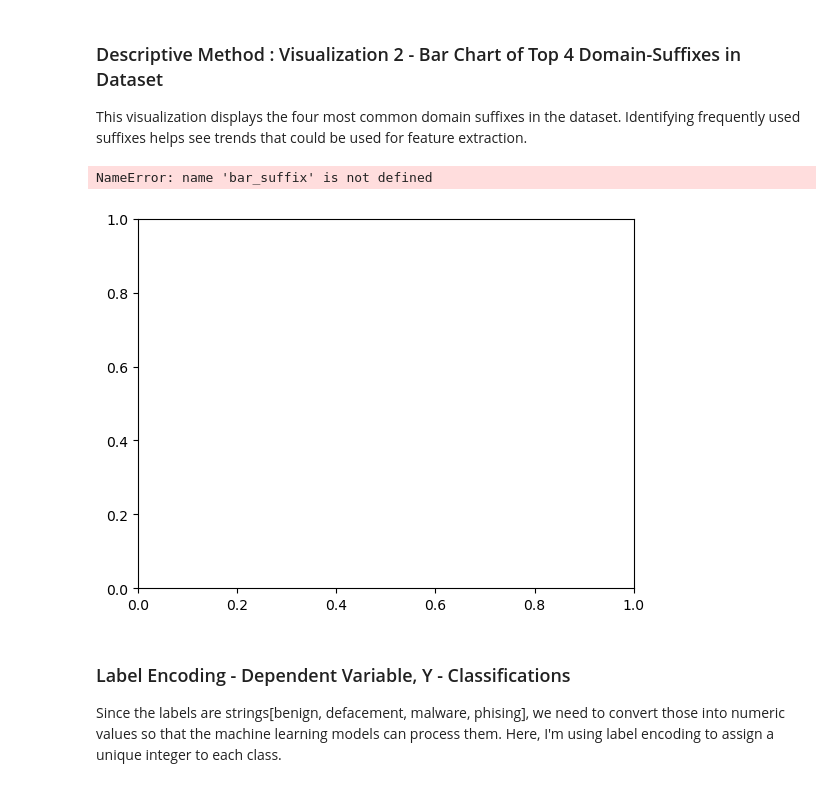
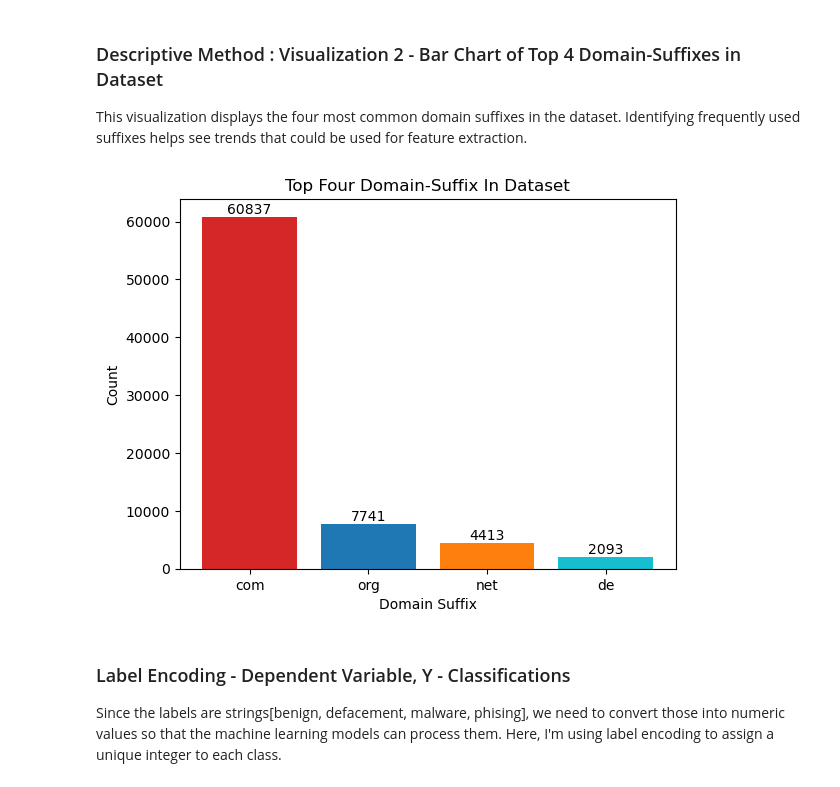
Before and after one commit to T-Geb/Malicious-URL-detection-_-ML, a Jupyter notebook: CS_Capstone.ipynb, the cells around one changed output. Cells and saved outputs as stored; diff of their text form; code cells hidden in the pictures.

```diff
--- a/CS_Capstone.ipynb
+++ b/CS_Capstone.ipynb
@@ -158,35 +158,34 @@ extractor = tldextract.TLDExtract(cache_dir=False) # disabling network access to
 # %%
 # X represents - mal_ds['URLs']
 #creating a method to work on one URL at a time to extract the suffix and applying the method to the URLs column
 # This method will also be used later on for feature extraction
 
 def get_suffix(url):
     return tldextract.extract(url).suffix.lower()
 
 extd_domains = X.apply(get_suffix)
 top_domains = extd_domains.value_counts().head(4)
 suffix_name = top_domains.index.tolist()
 suffix_counts= top_domains.values
 bar_colors = ['tab:red', 'tab:blue', 'tab:orange', 'tab:cyan']
 
 #plotting the histogram
 figure, axis = plt.subplots()
 
 
-axis.bar(bar_suffix, bar_count_suffix,color=bar_colors)
+axis.bar(suffix_name, suffix_counts,color=bar_colors)
 axis.set_ylabel('Count')
 axis.set_xlabel('Domain Suffix')
 axis.set_title('Top Four Domain-Suffix In Dataset')
 
 
 #using a for loop to show the count in numbers on each bar
 for i, count in enumerate(suffix_counts):
     axis.text(i,count, str(count), ha='center', va='bottom')
 
 plt.show()
 # %% [output]
-NameError: name 'bar_suffix' is not defined
-[figure, old version]
+[figure, new version]
 # %% [markdown]
 ### Label Encoding - Dependent Variable, Y - Classifications
 
```
Also changed, not shown: parts of 1 cell of this notebook, 4 other files.
